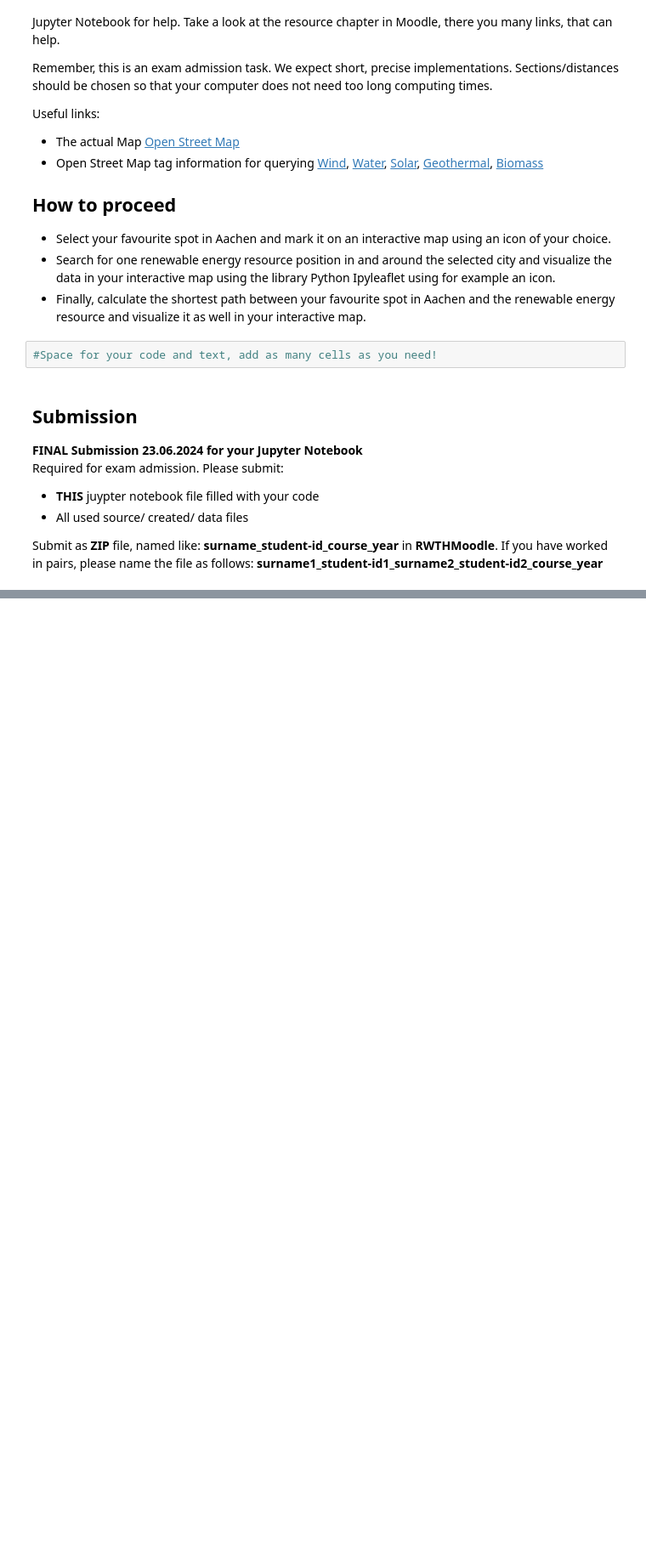
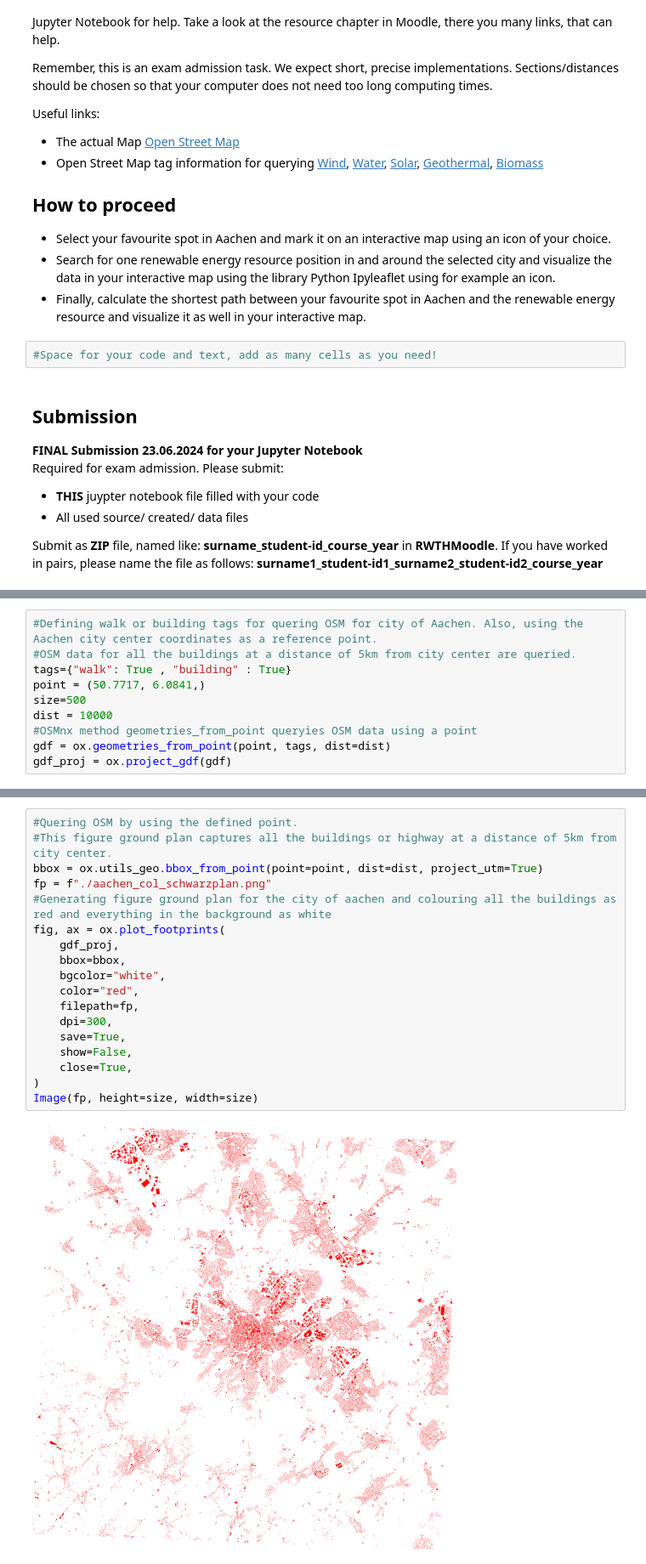
Before and after one commit to Hosseinabdeyazd/GIS-BOX-DATA-FACTORY-RWTH, a Jupyter notebook: XX_NEU-exercise.ipynb, the cells around one changed output, grey strips where cells are left out. Shown at 85% size. Cells and saved outputs as stored; diff of their text form; blank space fills up the shorter version.

```diff
--- a/XX_NEU-exercise.ipynb
+++ b/XX_NEU-exercise.ipynb
@@ -32,0 +94,10 @@ If you have worked in pairs, please name the file as follows: **surname1_student
+# %%
+#Defining walk or building tags for quering OSM for city of Aachen. Also, using the Aachen city center coordinates as a reference point.
+#OSM data for all the buildings at a distance of 5km from city center are queried.
+tags={"walk": True , "building" : True}
+point = (50.7717, 6.0841,)
+size=500
+dist = 10000
+#OSMnx method geometries_from_point queryies OSM data using a point
+gdf = ox.geometries_from_point(point, tags, dist=dist)
+gdf_proj = ox.project_gdf(gdf)
@@ -32,0 +123,20 @@ If you have worked in pairs, please name the file as follows: **surname1_student
+# %%
+#Quering OSM by using the defined point.
+#This figure ground plan captures all the buildings or highway at a distance of 5km from city center.
+bbox = ox.utils_geo.bbox_from_point(point=point, dist=dist, project_utm=True)
+fp = f"./aachen_col_schwarzplan.png"
+#Generating figure ground plan for the city of aachen and colouring all the buildings as red and everything in the background as white
+fig, ax = ox.plot_footprints(
+    gdf_proj,
+    bbox=bbox,
+    bgcolor="white",
+    color="red",
+    filepath=fp,
+    dpi=300,
+    save=True,
+    show=False,
+    close=True,
+)
+Image(fp, height=size, width=size)
+# %% [output]
+[figure, added]
```
Also changed, not shown: parts of 23 cells of this notebook, 2 other files.
